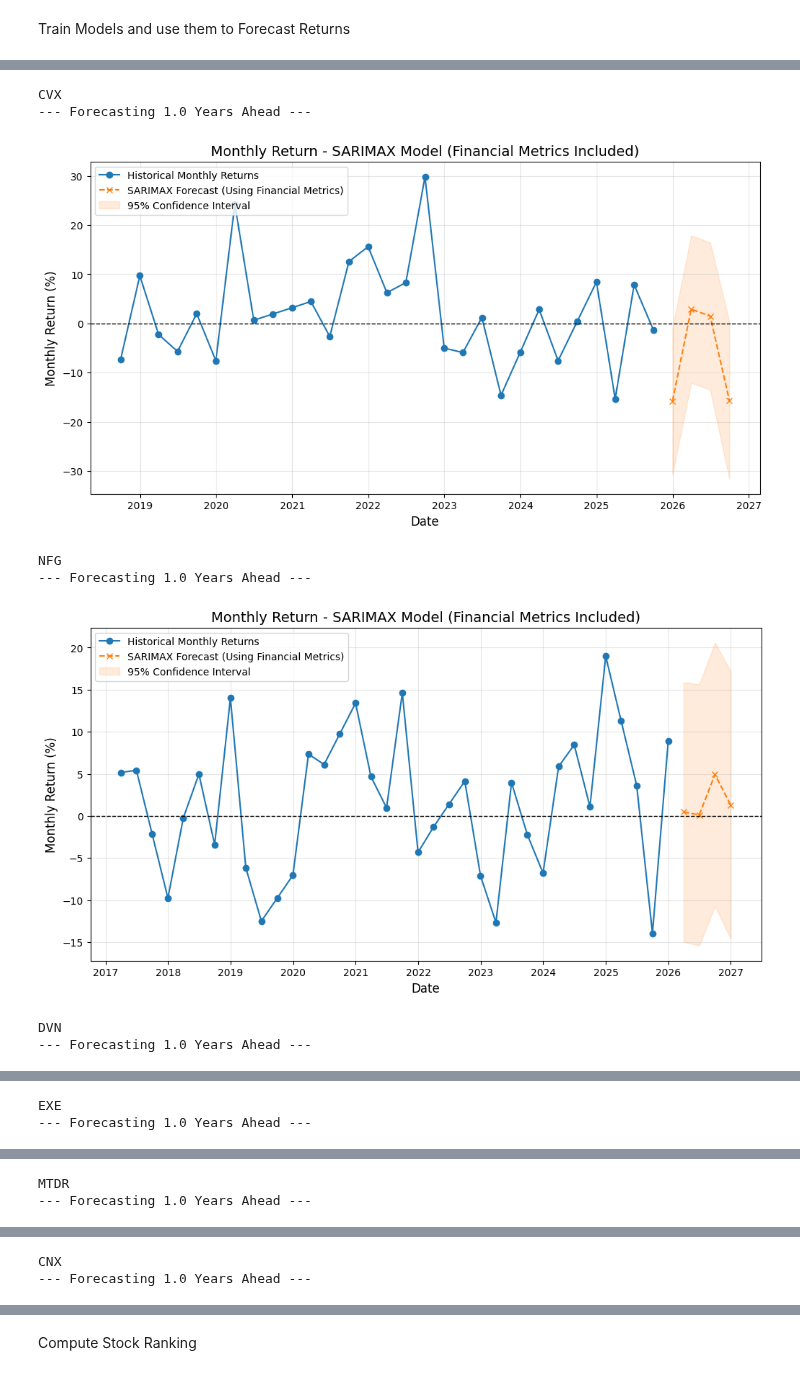
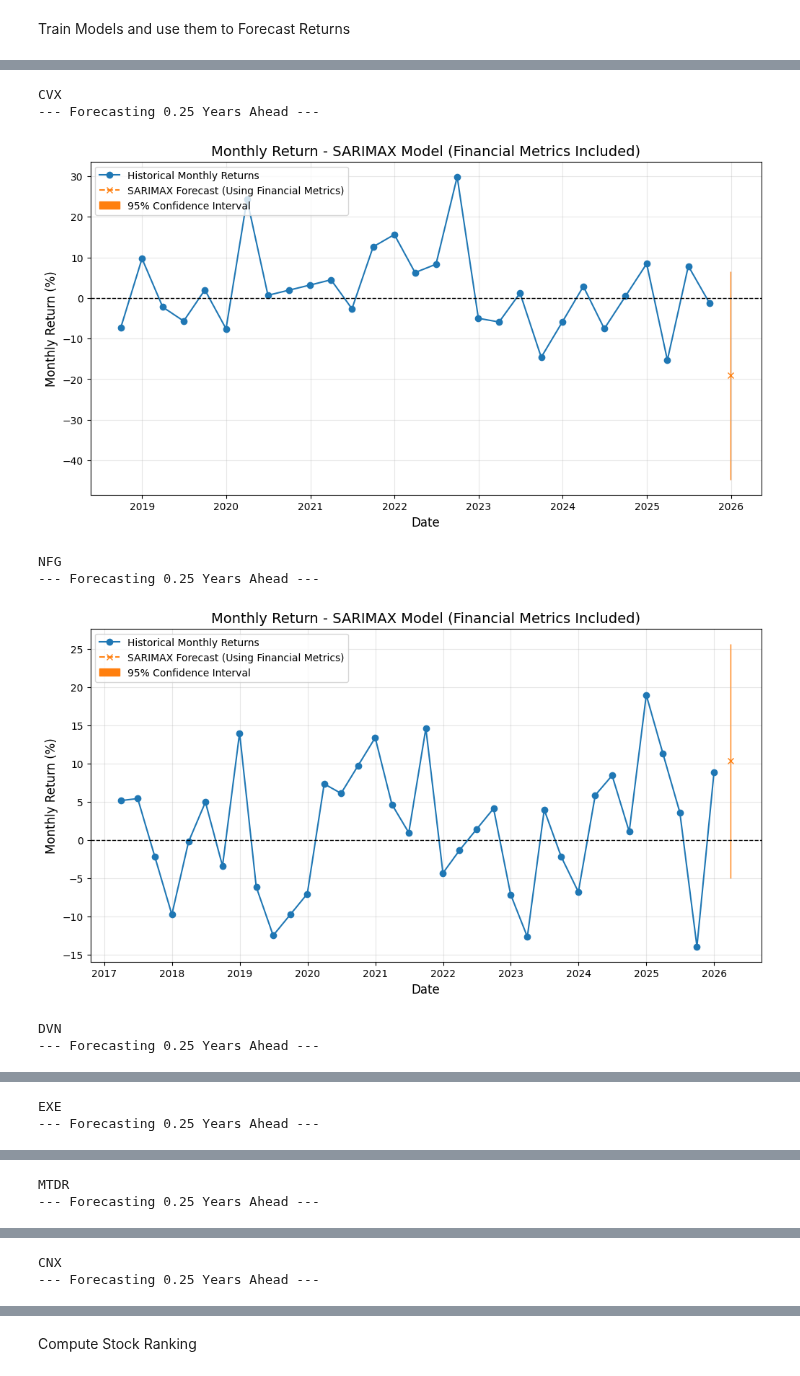
Before and after one commit to ShiyiU/HTTStockIndustryRankingTool, a Jupyter notebook: Notebooks/test.ipynb, the cells around one changed output, grey strips where cells are left out. Cells and saved outputs as stored; diff of their text form; code cells hidden in the pictures.

```diff
--- a/Notebooks/test.ipynb
+++ b/Notebooks/test.ipynb
@@ -384,7 +384,7 @@ unit_root
 # %% [markdown]
 SARIMAX Model Training
 # %%
-p = range(0, 5)
-q = range(0, 5)
+p = range(0, 10)
+q = range(0, 10)
 # %%
 def train_SARIMAX(ticker_data, d_val):
@@ -470,7 +493,7 @@ def SARIMAX_Stock_Analysis(forecast_steps, last_known_financials, y_aligned, fit
     plt.fill_between(conf_int.index,
                     conf_int.iloc[:, 0],
                     conf_int.iloc[:, 1],
-                    color="#ff7f0e", alpha=0.15, label="95% Confidence Interval")
+                    color="#ff7f0e", alpha=1, label="95% Confidence Interval")
 
     plt.title("Monthly Return - SARIMAX Model (Financial Metrics Included)", fontsize=14)
     plt.xlabel("Date", fontsize=12)
@@ -533,19 +628,22 @@ Best order: (0, 1, 4)
 # %%
 cumulative_returns = {}
 all_stocks = stationary + unit_root
 
 for stock_ticker in all_stocks:
-    print(stock_ticker)
-    y_aligned = y_aligned_vals[stock_ticker]
-    sarimax_model = sarimax_models[stock_ticker]
-    last_known = last_financials_vals[stock_ticker]
-    cumulative_returns[stock_ticker] = SARIMAX_Stock_Analysis(4, last_known, y_aligned, sarimax_model)
+    try:
+        print(stock_ticker)
+        y_aligned = y_aligned_vals[stock_ticker]
+        sarimax_model = sarimax_models[stock_ticker]
+        last_known = last_financials_vals[stock_ticker]
+        cumulative_returns[stock_ticker] = SARIMAX_Stock_Analysis(1, last_known, y_aligned, sarimax_model)
+    except Exception as e:
+        print(e)
 # %% [output]
 CVX
---- Forecasting 1.0 Years Ahead ---
+--- Forecasting 0.25 Years Ahead ---
-[figure, old version]
+[figure, new version]
 NFG
---- Forecasting 1.0 Years Ahead ---
+--- Forecasting 0.25 Years Ahead ---
-[figure, old version]
+[figure, new version]
 DVN
---- Forecasting 1.0 Years Ahead ---
+--- Forecasting 0.25 Years Ahead ---
@@ -553,2 +651,2 @@ DVN
 EXE
---- Forecasting 1.0 Years Ahead ---
+--- Forecasting 0.25 Years Ahead ---
@@ -556,2 +654,2 @@ EXE
 MTDR
---- Forecasting 1.0 Years Ahead ---
+--- Forecasting 0.25 Years Ahead ---
@@ -559,2 +657,2 @@ MTDR
 CNX
---- Forecasting 1.0 Years Ahead ---
+--- Forecasting 0.25 Years Ahead ---
```
Also changed, not shown: parts of 6 cells of this notebook.
